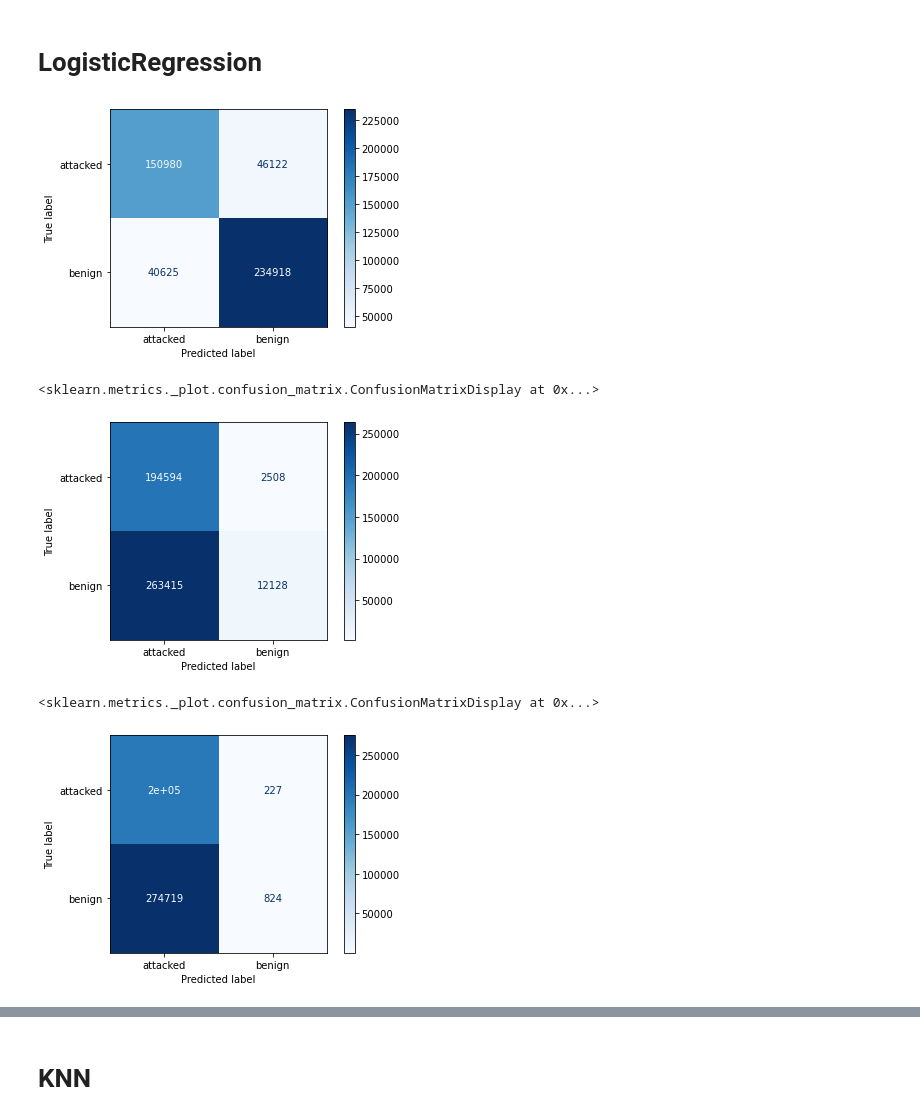
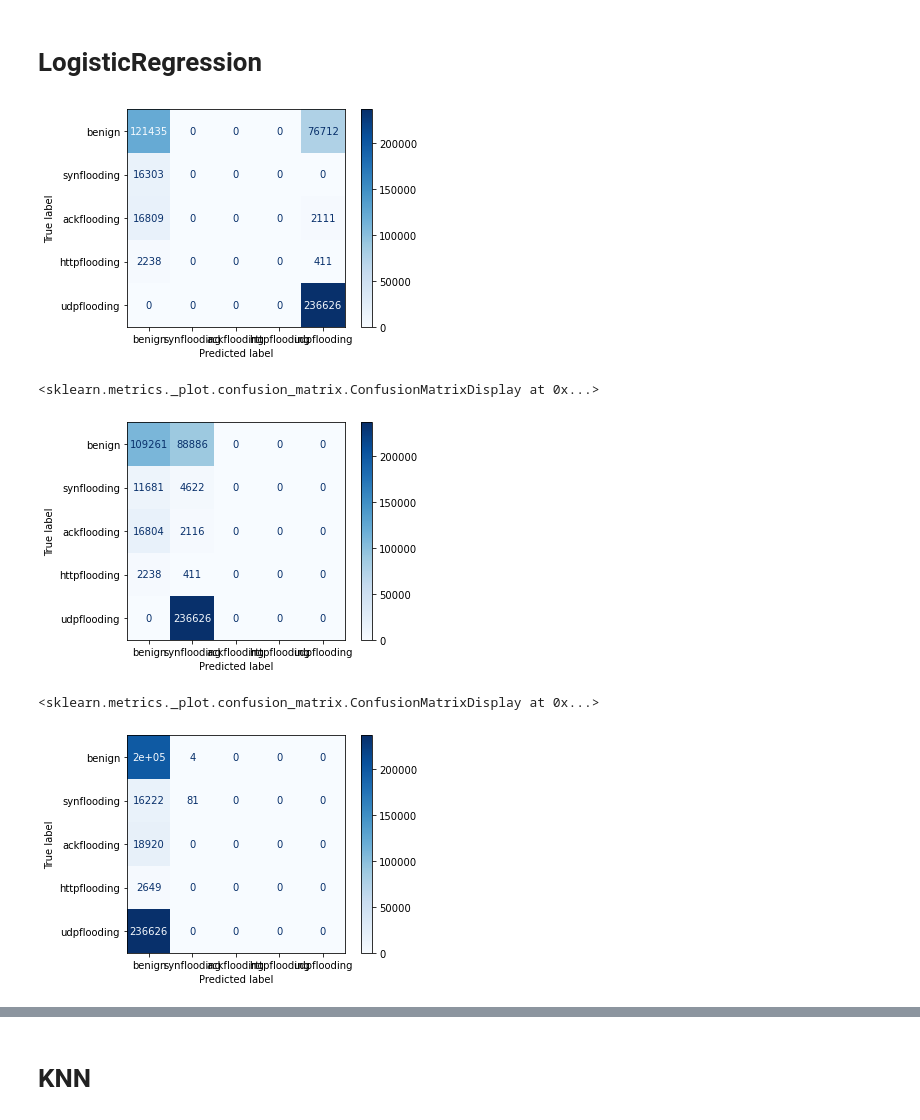
Before and after one commit to hykhhijk/Packet-classifier, a Jupyter notebook: Packet_classifier.ipynb, the cells around one changed output, grey strips where cells are left out. Saved outputs shown, nothing was run; the diff lists cells and outputs as text; code cells hidden in the pictures.

```diff
--- a/Packet_classifier.ipynb
+++ b/Packet_classifier.ipynb
@@ -296,7 +279,10 @@ X
 | 1890578 | 43238 | 443 | 27149 | 16 | 465.101700 |
 1890579 rows × 5 columns
 # %%
+scaler = StandardScaler()
+X_flooding_scaled = {}
 for i in X_flooding:
     X_flooding[i]["Source"] = encoder.transform(X_flooding[i]["Source"])
     X_flooding[i]["Destination"] = encoder.transform(X_flooding[i]["Destination"])
+    X_flooding_scaled[i] = scaler.fit_transform(X_flooding[i])
 # %%
@@ -317,0 +298,3 @@ X_flooding['dos-synflooding']
+# %%
+for i,k in enumerate(dict_names):
+    print(i, k)
@@ -325,6 +323,6 @@ from sklearn.neighbors import KNeighborsClassifier
 from sklearn.ensemble import RandomForestClassifier
 from sklearn.linear_model import LogisticRegression
 from sklearn.metrics import confusion_matrix, plot_confusion_matrix
-labels = ["attacked", "benign"]
+labels = ["benign", "synflooding","ackflooding", "httpflooding", "udpflooding" ]
 # %%
 X_train, X_valid, y_train, y_valid = train_test_split(X,y, test_size=0.25)
@@ -331,19 +331,21 @@ X_train, X_valid, y_train, y_valid = train_test_split(X,y, test_size=0.25)
+# %%
+X_train, X_valid = scaler.fit_transform(X_train), scaler.fit_transform(X_valid)
 # %% [markdown]
 # LogisticRegression
 # %%
 model = LogisticRegression(warm_start=True)
 for i in X_flooding:
-    X_train_classified, X_valid_classified, y_train_classified, y_valid_classified = train_test_split(X_flooding[i],y_flooding[i], test_size=0.25)
+    X_train_classified, X_valid_classified, y_train_classified, y_valid_classified = train_test_split(X_flooding_scaled[i],y_flooding[i], test_size=0.25)
     model.fit(X_train_classified, y_train_classified)
 plot = plot_confusion_matrix(model, X_valid, y_valid, display_labels=labels, cmap=plt.cm.Blues)
 # %% [output]
-[figure, old version]
+[figure, new version]
 # %%
 pred_list = []
 pred_sum=[]
 for i in X_flooding:
     model = LogisticRegression()
-    X_train_classified, X_valid_classified, y_train_classified, y_valid_classified = train_test_split(X_flooding[i],y_flooding[i], test_size=0.25)
+    X_train_classified, X_valid_classified, y_train_classified, y_valid_classified = train_test_split(X_flooding_scaled[i],y_flooding[i], test_size=0.25)
     model.fit(X_train_classified, y_train_classified)
     pred_list.append(model.predict(X_valid))
 pred_sum = np.zeros(pred_list[0].shape)
@@ -351,18 +353,18 @@ for i in range(len(pred_list)):
     pred_sum += pred_list[i]
 
 pred = pred_sum>1
-cm = confusion_matrix(y_valid, pred, labels=[0,1])
+cm = confusion_matrix(y_valid, pred)
 disp = ConfusionMatrixDisplay(confusion_matrix=cm, display_labels=labels)
 disp.plot(cmap=plt.cm.Blues)
 # %% [output]
 <sklearn.metrics._plot.confusion_matrix.ConfusionMatrixDisplay at 0x...>
-[figure, old version]
+[figure, new version]
 # %%
 pred_list = []
 pred_sum=[]
 for i in X_flooding:
     model = LogisticRegression()
-    X_train_classified, X_valid_classified, y_train_classified, y_valid_classified = train_test_split(X_flooding[i],y_flooding[i], test_size=0.25)
+    X_train_classified, X_valid_classified, y_train_classified, y_valid_classified = train_test_split(X_flooding_scaled[i],y_flooding[i], test_size=0.25)
     model.fit(X_train_classified, y_train_classified)
     pred_list.append(model.predict_proba(X_valid))
 pred_sum = np.zeros(pred_list[0].shape)
@@ -370,12 +372,12 @@ for i in range(len(pred_list)):
     pred_sum += pred_list[i]
 
 pred = np.argmax(pred_sum, axis=1)
-cm = confusion_matrix(y_valid, pred, labels=[0,1])
+cm = confusion_matrix(y_valid, pred)
 disp = ConfusionMatrixDisplay(confusion_matrix=cm, display_labels=labels)
 disp.plot(cmap=plt.cm.Blues)
 # %% [output]
 <sklearn.metrics._plot.confusion_matrix.ConfusionMatrixDisplay at 0x...>
-[figure, old version]
+[figure, new version]
 # %%
 ###max_iter
 model_logistic = LogisticRegression()
```
Also changed, not shown: parts of 35 cells of this notebook, 1 other file.
